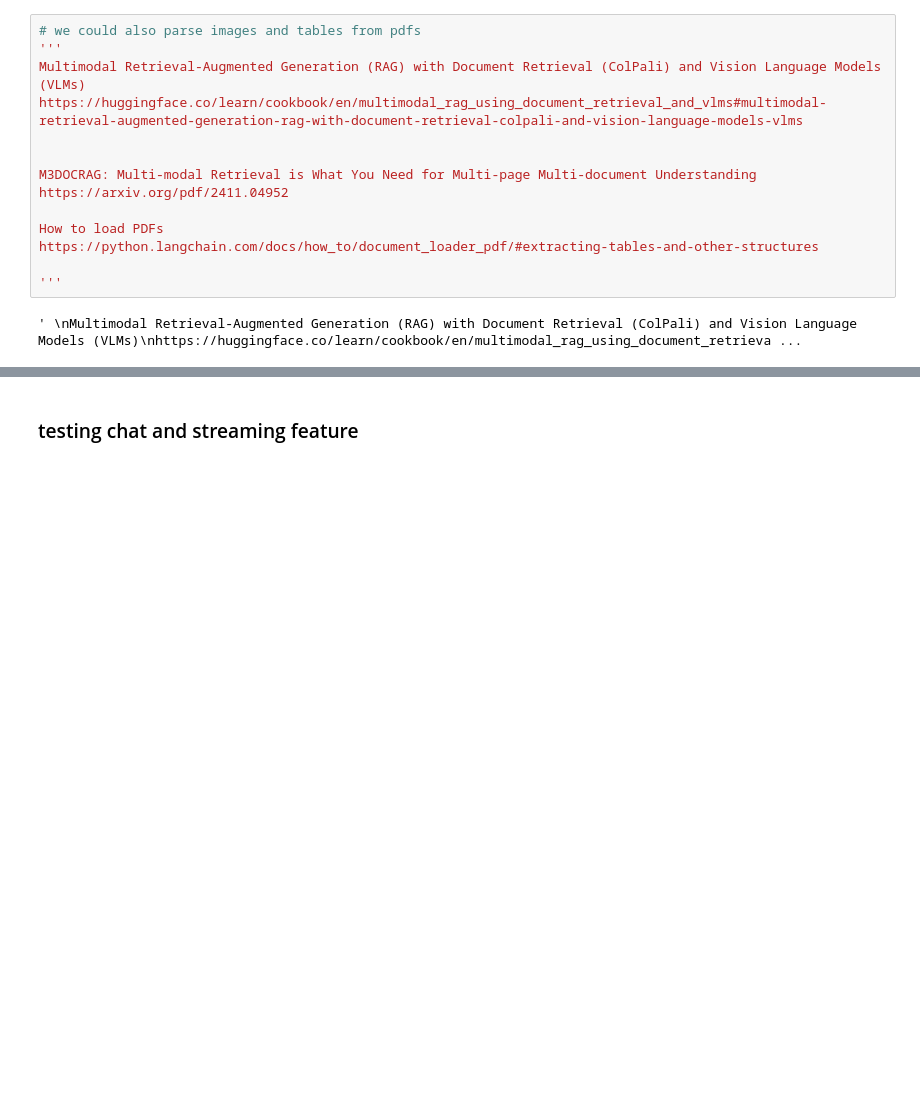
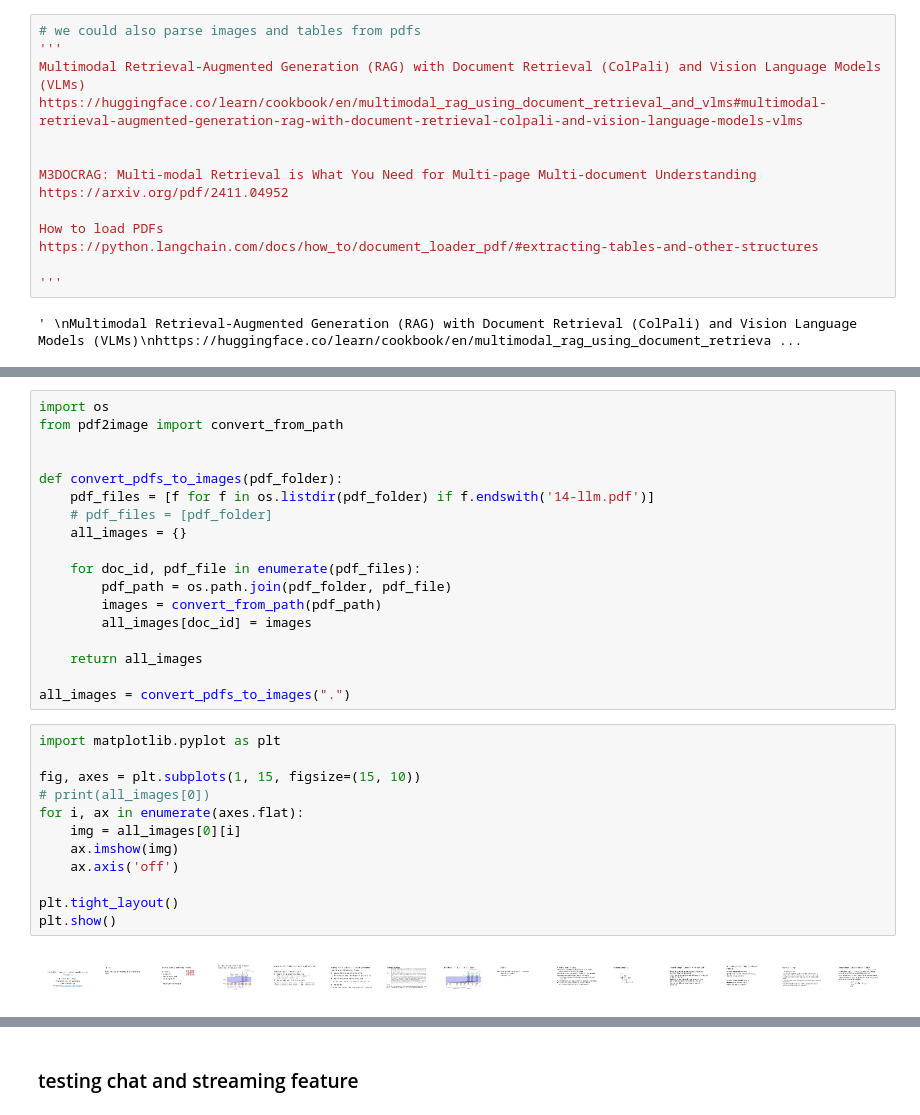
Before and after one commit to DarrenDong0426/RAGS-to-IAs, a Jupyter notebook: rag_with_gemini.ipynb, the cells around one changed output, grey strips where cells are left out. Drawn from its saved outputs; the diff is of its cells as text; blank space fills up the shorter version.

Commit message:
added images retrieval

```diff
--- a/rag_with_gemini.ipynb
+++ b/rag_with_gemini.ipynb
@@ -288,0 +299,32 @@ https://python.langchain.com/docs/how_to/document_loader_pdf/#extracting-tables-
+# %%
+import os
+from pdf2image import convert_from_path
+
+
+def convert_pdfs_to_images(pdf_folder):
+    pdf_files = [f for f in os.listdir(pdf_folder) if f.endswith('14-llm.pdf')]
+    # pdf_files = [pdf_folder]
+    all_images = {}
+
+    for doc_id, pdf_file in enumerate(pdf_files):
+        pdf_path = os.path.join(pdf_folder, pdf_file)
+        images = convert_from_path(pdf_path)
+        all_images[doc_id] = images
+
+    return all_images
+
+all_images = convert_pdfs_to_images(".")
+# %%
+import matplotlib.pyplot as plt
+
+fig, axes = plt.subplots(1, 15, figsize=(15, 10))
+# print(all_images[0])
+for i, ax in enumerate(axes.flat):
+    img = all_images[0][i]
+    ax.imshow(img)
+    ax.axis('off')
+
+plt.tight_layout()
+plt.show()
+# %% [output]
+[figure, added]
```
Also changed, not shown: parts of 7 cells of this notebook.
